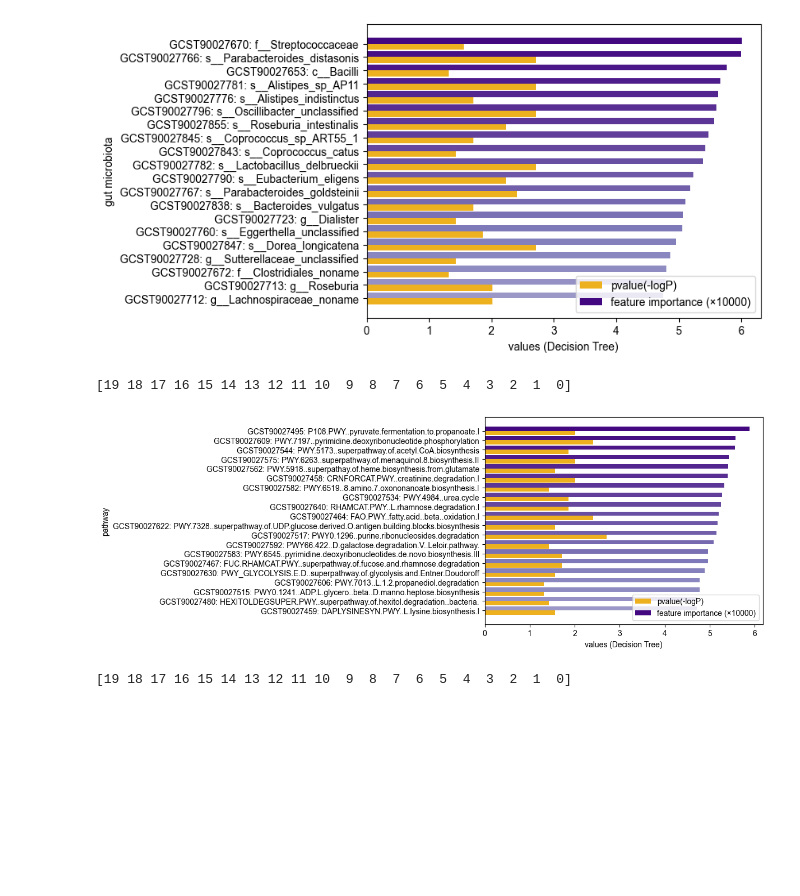
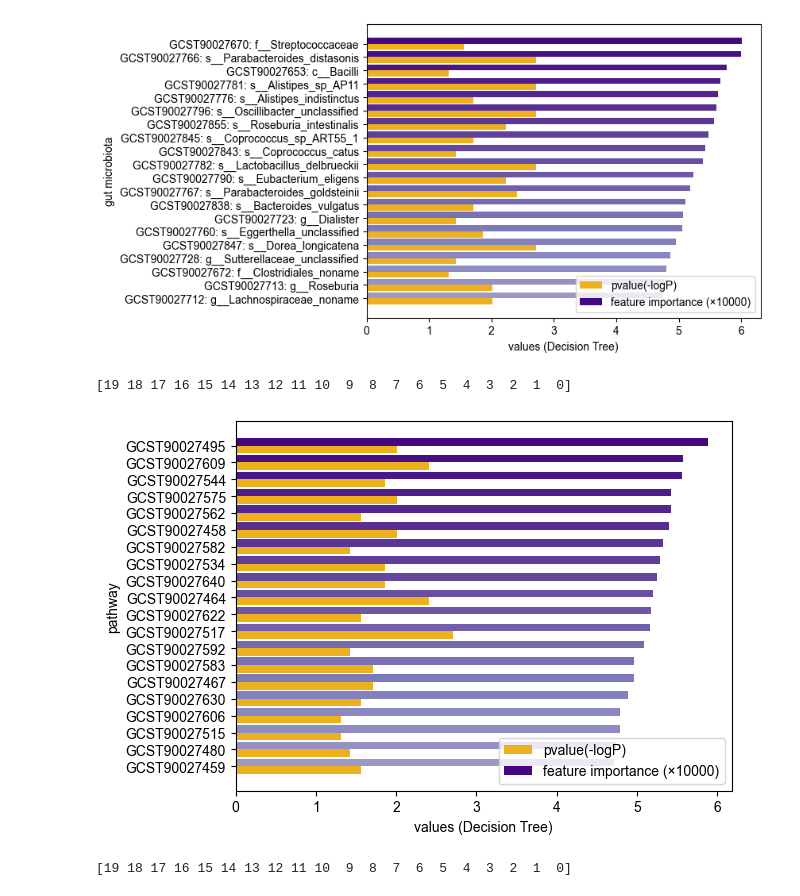
Before and after one commit to Liuzhe30/ukb_anxiety_prs, a Jupyter notebook: case-control/PRS-analysis-Summaryplot.ipynb, the cells around one changed output. Cells and saved outputs as stored; diff of their text form; code cells hidden in the pictures; blank space fills up the shorter version.

Commit message:
update pathway figures

```diff
--- a/case-control/PRS-analysis-Summaryplot.ipynb
+++ b/case-control/PRS-analysis-Summaryplot.ipynb
@@ -63,34 +63,35 @@ plt.show()
 # %%
 # DT pathway
 name_list = []
 pval_list = []
 imp_list = []
 for item in DT_dict_pathway:
-    name_list.append("GCST90027" + DT_dict_pathway[item]['index'] + ": " + DT_dict_pathway[item]['name'])
+    #name_list.append("GCST90027" + DT_dict_pathway[item]['index'] + ": " + DT_dict_pathway[item]['name'])
+    name_list.append("GCST90027" + DT_dict_pathway[item]['index'])
     pval_list.append(float(DT_dict_pathway[item]['pvalue(-logP)']))
     imp_list.append(DT_dict_pathway[item]['feature importance']*10000)
 
 bar_width = 0.45
 x = np.arange(20)[::-1]
 pal = sns.color_palette("Purples",40)
 pal2 = sns.color_palette("Greens_d",20)
 rank = np.arange(20)[::-1]
 print(rank)
 
 #ax = sns.barplot(y=x, x=gut_imp_list, label="feature importance (×1000)", palette=np.array(pal)[rank], orient='h')
 #ax = sns.barplot(y=x+bar_width, x=gut_pval_list, label="pvalue(-logP)", palette=np.array(pal2)[rank], orient='h')
 plt.barh(x, pval_list, bar_width, align="center", label="pvalue(-logP)", color='#EDB120')
 plt.barh(x+bar_width, imp_list, bar_width, align="center", label="feature importance (×10000)", color=np.array(pal)[rank+20])
 
 plt.xlabel("values (Decision Tree)")
 plt.ylabel("pathway")
 plt.legend(loc = 4)
 plt.yticks(x + bar_width / 2, name_list)
 plt.savefig("figures/DT-pathway.png",dpi=300,bbox_inches = 'tight')
 plt.show()
 # %% [output]
 [19 18 17 16 15 14 13 12 11 10  9  8  7  6  5  4  3  2  1  0]
-[figure, old version]
+[figure, new version]
 # %%
 # RF gut
 name_list = []
```
Also changed, not shown: parts of 3 cells of this notebook, 4 other files.
